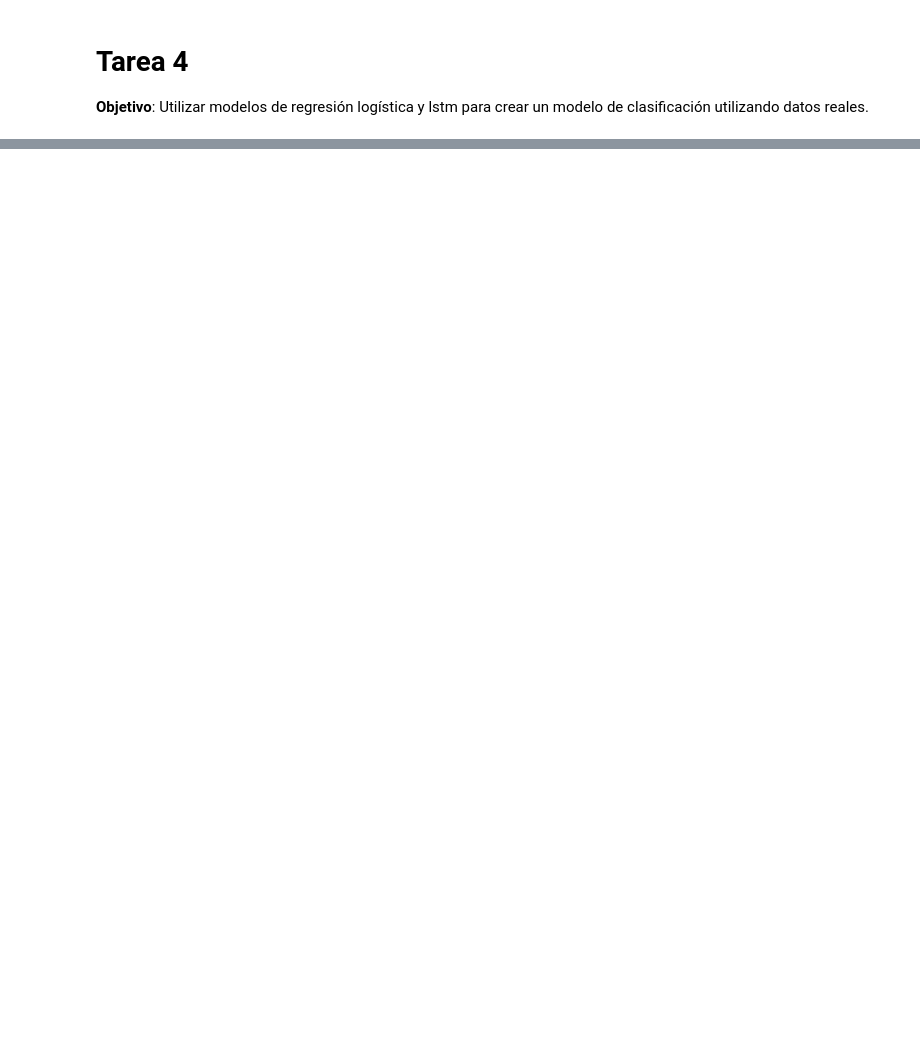
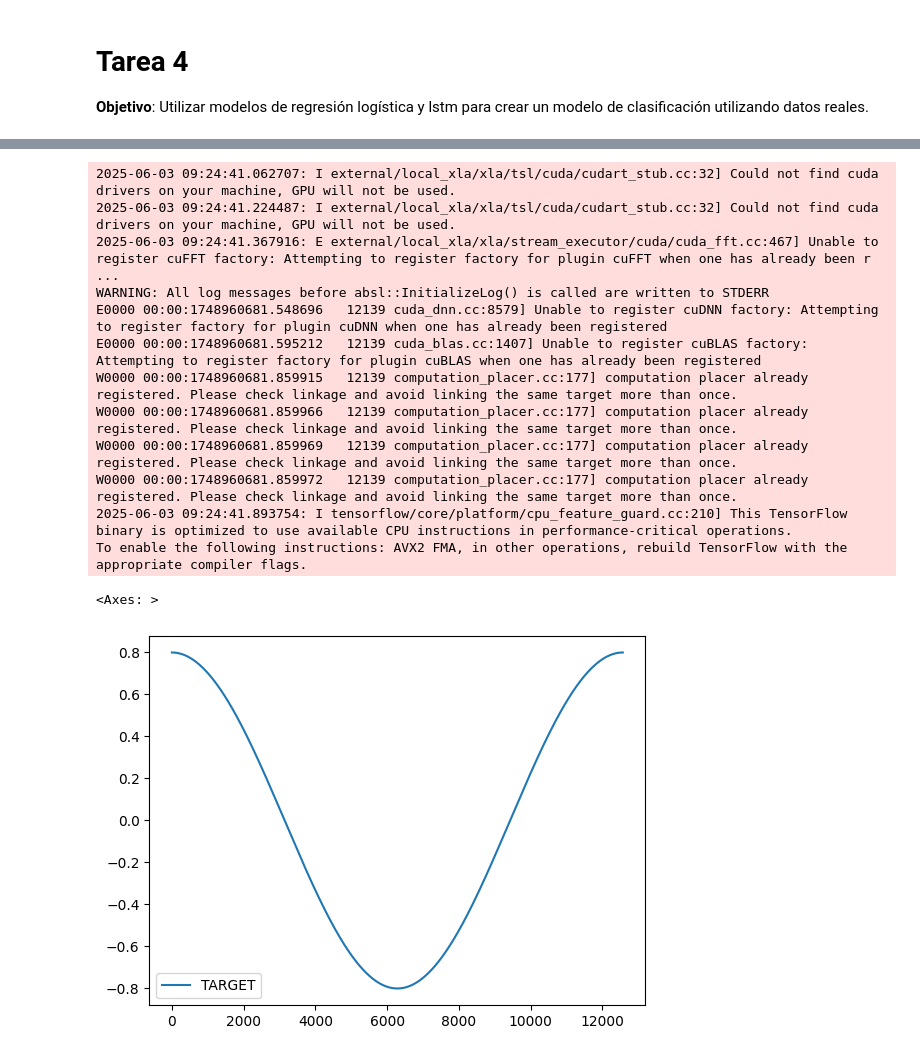
Before and after one commit to smorenova72/EST_III_UCO, a Jupyter notebook: tarea4/src/main.ipynb, the cells around one changed output, grey strips where cells are left out. Cells and saved outputs as stored; diff of their text form; code cells hidden in the pictures; blank space fills up the shorter version.

```diff
--- a/tarea4/src/main.ipynb
+++ b/tarea4/src/main.ipynb
@@ -12,0 +15,41 @@ Función de error (LSE): $$e(x) = (y - y_h)^2$$
+# %%
+import math
+import random
+import pandas as pd
+import numpy as np
+import matplotlib.pyplot as plt
+import sounddevice as sd
+from scipy.io.wavfile import write
+import re
+from collections import Counter
+from sklearn.model_selection import train_test_split
+from sklearn.preprocessing import LabelEncoder
+from sklearn.linear_model import LogisticRegression
+from sklearn.ensemble import RandomForestClassifier
+from tensorflow.keras.preprocessing.text import Tokenizer
+from tensorflow.keras.preprocessing.sequence import pad_sequences
+from keras.callbacks import EarlyStopping
+from tensorflow.keras.models import Sequential
+from tensorflow.keras.layers import LSTM, Dense, Embedding, Bidirectional
+from sklearn.metrics import accuracy_score, precision_score, recall_score
+from sklearn.metrics import confusion_matrix, ConfusionMatrixDisplay
+
+tr = pd.read_csv("data/grd/train.csv")
+ts = pd.read_csv("data/grd/test.csv")
+
+tr.plot(y="TARGET")
+# %% [output]
+2025-06-03 09:24:41.062707: I external/local_xla/xla/tsl/cuda/cudart_stub.cc:32] Could not find cuda drivers on your machine, GPU will not be used.
+2025-06-03 09:24:41.224487: I external/local_xla/xla/tsl/cuda/cudart_stub.cc:32] Could not find cuda drivers on your machine, GPU will not be used.
+2025-06-03 09:24:41.367916: E external/local_xla/xla/stream_executor/cuda/cuda_fft.cc:467] Unable to register cuFFT factory: Attempting to register factory for plugin cuFFT when one has already been r ...
+WARNING: All log messages before absl::InitializeLog() is called are written to STDERR
+E0000 00:00:1748960681.548696   12139 cuda_dnn.cc:8579] Unable to register cuDNN factory: Attempting to register factory for plugin cuDNN when one has already been registered
+E0000 00:00:1748960681.595212   12139 cuda_blas.cc:1407] Unable to register cuBLAS factory: Attempting to register factory for plugin cuBLAS when one has already been registered
+W0000 00:00:1748960681.859915   12139 computation_placer.cc:177] computation placer already registered. Please check linkage and avoid linking the same target more than once.
+W0000 00:00:1748960681.859966   12139 computation_placer.cc:177] computation placer already registered. Please check linkage and avoid linking the same target more than once.
+W0000 00:00:1748960681.859969   12139 computation_placer.cc:177] computation placer already registered. Please check linkage and avoid linking the same target more than once.
+W0000 00:00:1748960681.859972   12139 computation_placer.cc:177] computation placer already registered. Please check linkage and avoid linking the same target more than once.
+2025-06-03 09:24:41.893754: I tensorflow/core/platform/cpu_feature_guard.cc:210] This TensorFlow binary is optimized to use available CPU instructions in performance-critical operations.
+To enable the following instructions: AVX2 FMA, in other operations, rebuild TensorFlow with the appropriate compiler flags.
+<Axes: >
+[figure, added]
```
Also changed, not shown: parts of 20 cells of this notebook, 10 other files.
